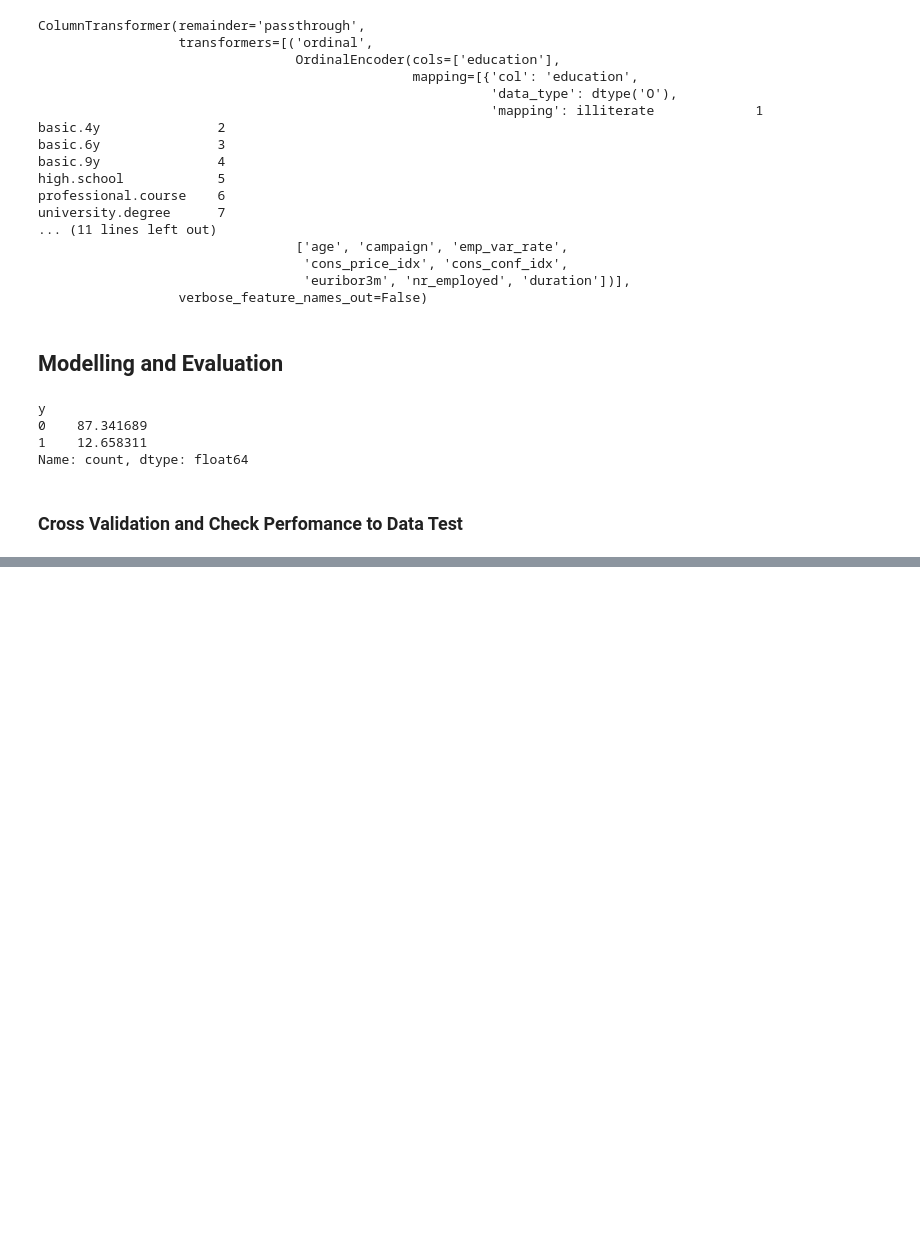
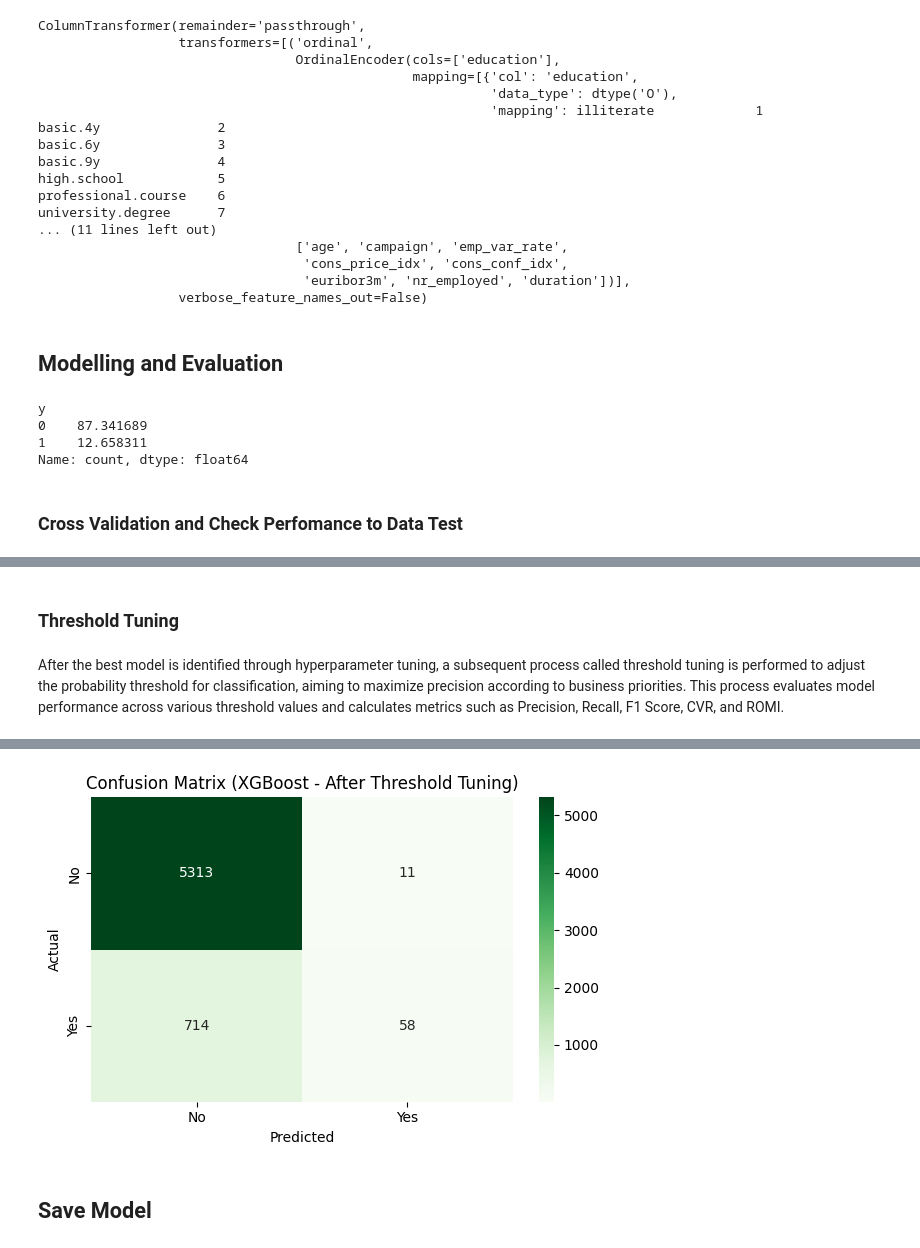
Before and after one commit to Stefanuswilfrid/bank-telemarketing-predictive-model, a Jupyter notebook: Notebook/Bank_Telemarketing_Modeling_ML.ipynb, the cells around one changed output, grey strips where cells are left out. Saved outputs shown, nothing was run; the diff lists cells and outputs as text; code cells hidden in the pictures; blank space fills up the shorter version.

```diff
--- a/Notebook/Bank_Telemarketing_Modeling_ML.ipynb
+++ b/Notebook/Bank_Telemarketing_Modeling_ML.ipynb
@@ -158,0 +175,8 @@ sampling_strategies = {
+# %%
+models = {
+    'Logistic Regression': LogisticRegression(random_state=42),
+    'K-Nearest Neighbors': KNeighborsClassifier(),
+    'Decision Tree': DecisionTreeClassifier(random_state=42),
+    'Random Forest': RandomForestClassifier(random_state=42),
+    'XGBoost': xgb.XGBClassifier(random_state=42),
+}
@@ -158,0 +585,66 @@ sampling_strategies = {
+# %% [markdown]
+### **Threshold Tuning**
+# %% [markdown]
+After the best model is identified through hyperparameter tuning, a subsequent process called threshold tuning is performed to adjust the probability threshold for classification, aiming to maximize precision according to business priorities. This process evaluates model performance across various threshold values and calculates metrics such as Precision, Recall, F1 Score, CVR, and ROMI.
+# %%
+y_proba = best_xgb_model.predict_proba(X_test)[:, 1]
+
+# Parameter Business
+cost_per_customer = 23
+revenue_per_success = 500
+
+# Loop
+thresholds = np.arange(0.1, 0.91, 0.05)
+metrics_list = []
+
+for t in thresholds:
+    y_pred = (y_proba >= t).astype(int)
+
+    precision = precision_score(y_test, y_pred, zero_division=0)
+    recall = recall_score(y_test, y_pred, zero_division=0)
+    f1 = f1_score(y_test, y_pred, zero_division=0)
+
+    # CVR: dari semua prediksi positif, berapa yang benar (true positive)
+    tp = np.sum((y_test == 1) & (y_pred == 1))
+    pred_pos = np.sum(y_pred == 1)
+    cvr = (tp / pred_pos) * 100 if pred_pos > 0 else 0
+
+    # ROMI: (Revenue - Cost) / Cost * 100
+    total_revenue = tp * revenue_per_success
+    total_cost = pred_pos * cost_per_customer
+    romi = ((total_revenue - total_cost) / total_cost) * 100 if total_cost > 0 else 0
+
+    metrics_list.append({
+        'Threshold': t,
+        'Precision': round(precision, 4),
+        'Recall': round(recall, 4),
+        'F1_Score': round(f1, 4),
+        'CVR (%)': round(cvr, 2),
+        'ROMI (%)': round(romi, 2)
+    })
+
+# Result in DataFrame
+df_threshold = pd.DataFrame(metrics_list)
+print("\n=== Threshold Evaluation with CVR & ROMI ===")
+print(df_threshold)
+
+# Take threshold with highest precision
+best_row = df_threshold.sort_values(by='Precision', ascending=False).iloc[0]
+best_threshold = best_row['Threshold']
+print(f"\n Best Threshold (Highest Precision): {best_threshold}")
+print(best_row)
+
+# Confusion Matrix end
+y_pred_best = (y_proba >= best_threshold).astype(int)
+cm = confusion_matrix(y_test, y_pred_best)
+
+plt.figure(figsize=(6, 4))
+sns.heatmap(cm, annot=True, fmt='d', cmap='Greens', cbar=True,
+            xticklabels=['No', 'Yes'],
+            yticklabels=['No', 'Yes'])
+plt.xlabel('Predicted')
+plt.ylabel('Actual')
+plt.title('Confusion Matrix (XGBoost - After Threshold Tuning)')
+plt.tight_layout()
+plt.show()
+# %% [output]
@@ -158,0 +668,3 @@ sampling_strategies = {
+[figure, added]
+# %% [markdown]
+## **Save Model**
```
Also changed, not shown: parts of 10 cells of this notebook, 2 other files.
